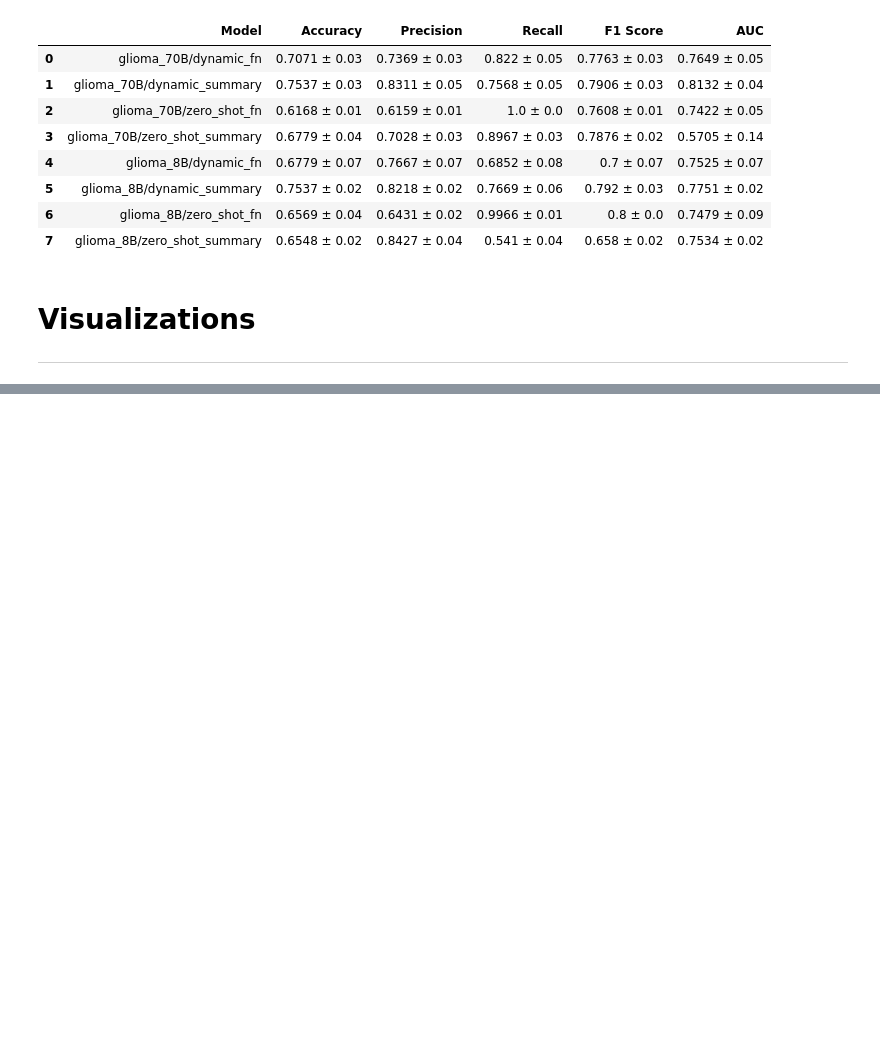
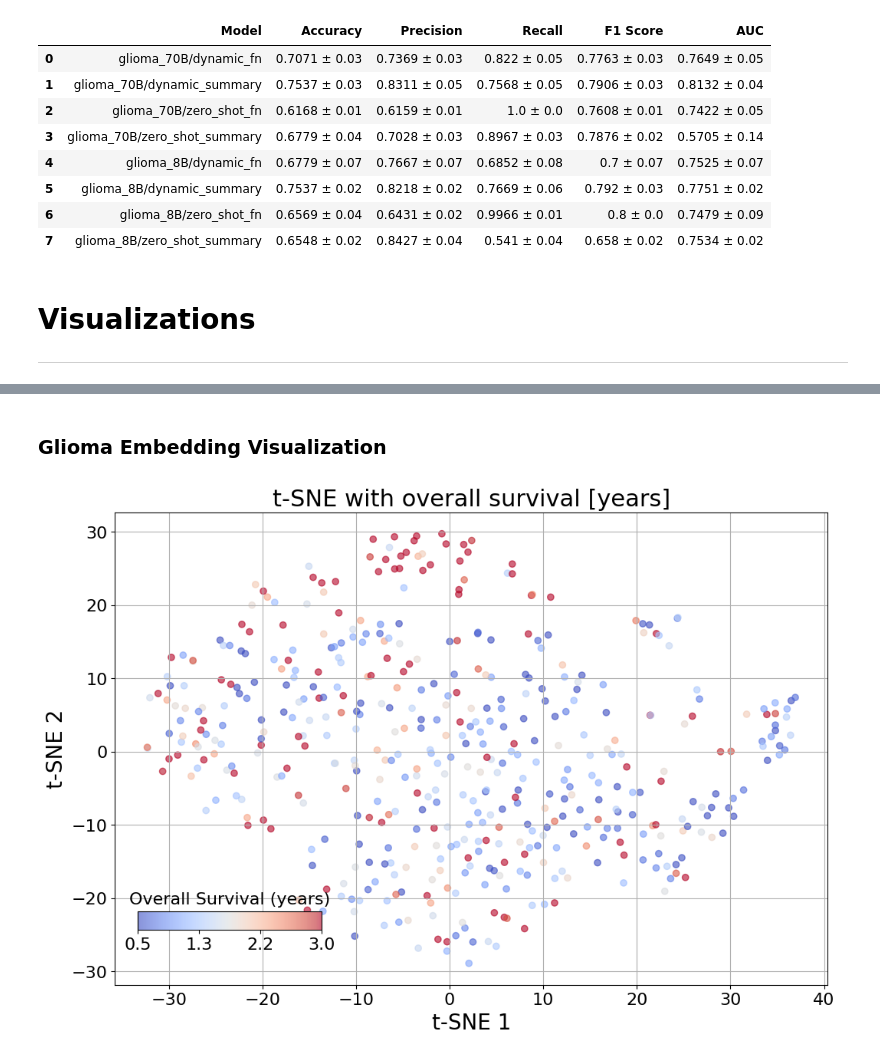
Before and after one commit to OncoNLP/DynamicPrompting-ICL, a Jupyter notebook: pipeline/RESULTS.ipynb, the cells around one changed output, grey strips where cells are left out. Saved outputs shown, nothing was run; the diff lists cells and outputs as text; code cells hidden in the pictures; blank space fills up the shorter version.

```diff
--- a/pipeline/RESULTS.ipynb
+++ b/pipeline/RESULTS.ipynb
@@ -647,0 +789,41 @@ combined_df
+# %% [markdown]
+### Glioma Embedding Visualization
+# %%
+data, embeddings = read_data('glioma')
+# %%
+def plot_tsne_with_survival(embeddings, survival, title='t-SNE with overall survival [years]', perplexity=30, learning_rate=200, n_iter=3000):
+    # Compute t-SNE on the embeddings
+    tsne = TSNE(n_components=2, random_state=42, perplexity=perplexity,
+                learning_rate=learning_rate, n_iter=n_iter)
+    embeddings_tsne = tsne.fit_transform(embeddings)
+
+    fig, ax = plt.subplots(figsize=(12, 8))
+
+    # Adjust the LogNorm parameters to better distribute the colors
+    norm = mcolors.Normalize(vmin=0.5, vmax=3)
+    scatter = ax.scatter(embeddings_tsne[:, 0], embeddings_tsne[:, 1], c=survival, cmap='coolwarm', norm=norm, alpha=0.6)
+
+    # Create the colorbar
+    cbar_ax = fig.add_axes([0.15, 0.2, 0.2, 0.03])
+    cbar = fig.colorbar(scatter, cax=cbar_ax, orientation='horizontal')
+    cbar.set_label('Overall Survival (yrs)', labelpad=-57, fontsize=20)
+
+    # Define ticks based on the adjusted normalization range
+    tick_values = np.linspace(0.5, 3, num=4)
+    cbar.set_ticks(tick_values)
+    cbar.set_ticklabels([f'{val:.1f}' for val in tick_values], fontsize=16)
+
+    ax.set_xlabel('t-SNE 1', fontsize=25)
+    ax.set_ylabel('t-SNE 2', fontsize=25)
+    bold_title = r't-SNE with $\bf{overall\ survival}$ [years]'
+    ax.set_title(bold_title, fontsize=28)
+    ax.grid(True)
+
+    ax.tick_params(axis='both', which='major', labelsize=20)
+
+    plt.savefig('tsne_plot_survival_Glioma.png', bbox_inches='tight', dpi=300)
+    plt.show()
+# %%
+plot_tsne_with_survival(np.array(embeddings), data['overallsurvival'], perplexity=16, learning_rate=3, n_iter=2000)
+# %% [output]
+[figure, added]
```
Also changed, not shown: parts of 28 cells of this notebook.
